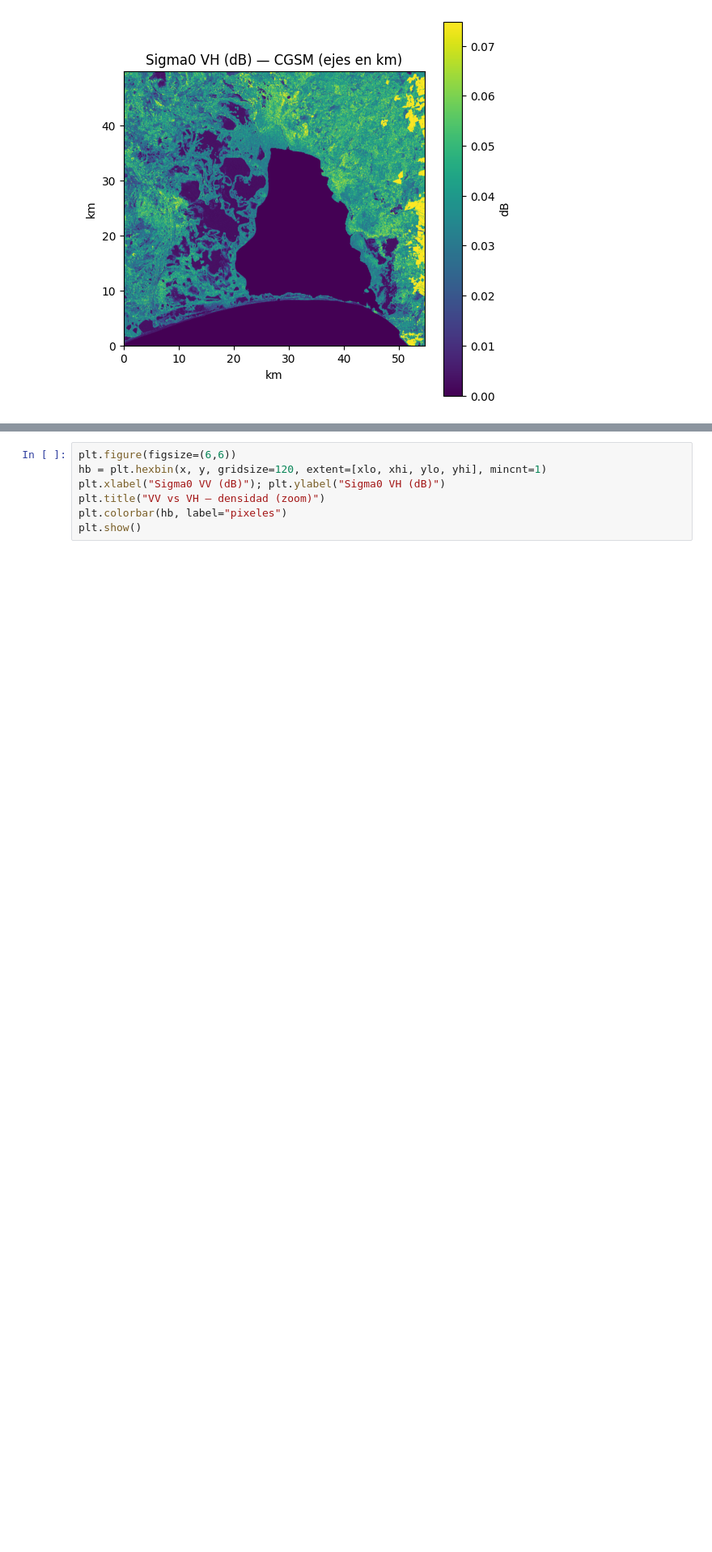
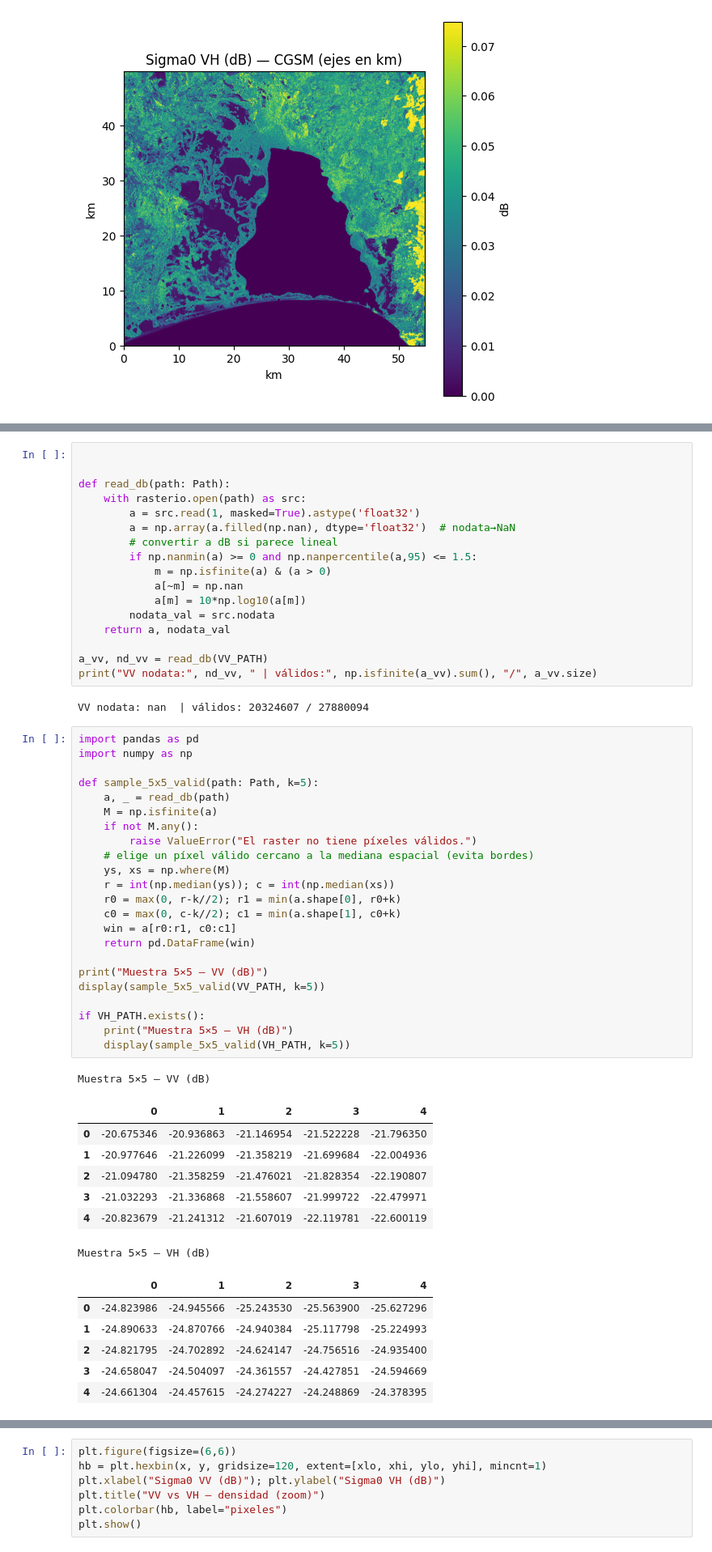
Before and after one commit to legardajuanpablo-byte/DataScienceProjectDegree_JuanPablo_Legarda.ipynb, a Jupyter notebook: DegreeProject_DataScience.ipynb, the cells around one changed output, grey strips where cells are left out. Shown at 81% size. Drawn from its saved outputs; the diff is of its cells as text; blank space fills up the shorter version.

```diff
--- a/DegreeProject_DataScience.ipynb
+++ b/DegreeProject_DataScience.ipynb
@@ -274,3 +274,60 @@ Muestra 5x5 (centro) — Sigma0_VH (dB)
+# %%
+
+
+def read_db(path: Path):
+    with rasterio.open(path) as src:
+        a = src.read(1, masked=True).astype('float32')
+        a = np.array(a.filled(np.nan), dtype='float32')  # nodata→NaN
+        # convertir a dB si parece lineal
+        if np.nanmin(a) >= 0 and np.nanpercentile(a,95) <= 1.5:
+            m = np.isfinite(a) & (a > 0)
+            a[~m] = np.nan
+            a[m] = 10*np.log10(a[m])
+        nodata_val = src.nodata
+    return a, nodata_val
+
+a_vv, nd_vv = read_db(VV_PATH)
+print("VV nodata:", nd_vv, " | válidos:", np.isfinite(a_vv).sum(), "/", a_vv.size)
+# %% [output]
+VV nodata: nan  | válidos: 20324607 / 27880094
+# %%
+import pandas as pd
+import numpy as np
+
+def sample_5x5_valid(path: Path, k=5):
+    a, _ = read_db(path)
+    M = np.isfinite(a)
+    if not M.any():
+        raise ValueError("El raster no tiene píxeles válidos.")
+    # elige un píxel válido cercano a la mediana espacial (evita bordes)
+    ys, xs = np.where(M)
+    r = int(np.median(ys)); c = int(np.median(xs))
+    r0 = max(0, r-k//2); r1 = min(a.shape[0], r0+k)
+    c0 = max(0, c-k//2); c1 = min(a.shape[1], c0+k)
+    win = a[r0:r1, c0:c1]
+    return pd.DataFrame(win)
+
+print("Muestra 5×5 — VV (dB)")
+display(sample_5x5_valid(VV_PATH, k=5))
+
+if VH_PATH.exists():
+    print("Muestra 5×5 — VH (dB)")
+    display(sample_5x5_valid(VH_PATH, k=5))
+# %% [output]
+Muestra 5×5 — VV (dB)
+|  | 0 | 1 | 2 | 3 | 4 |
+| 0 | -20.675346 | -20.936863 | -21.146954 | -21.522228 | -21.796350 |
+| 1 | -20.977646 | -21.226099 | -21.358219 | -21.699684 | -22.004936 |
+| 2 | -21.094780 | -21.358259 | -21.476021 | -21.828354 | -22.190807 |
+| 3 | -21.032293 | -21.336868 | -21.558607 | -21.999722 | -22.479971 |
+| 4 | -20.823679 | -21.241312 | -21.607019 | -22.119781 | -22.600119 |
+Muestra 5×5 — VH (dB)
+|  | 0 | 1 | 2 | 3 | 4 |
+| 0 | -24.823986 | -24.945566 | -25.243530 | -25.563900 | -25.627296 |
+| 1 | -24.890633 | -24.870766 | -24.940384 | -25.117798 | -25.224993 |
+| 2 | -24.821795 | -24.702892 | -24.624147 | -24.756516 | -24.935400 |
+| 3 | -24.658047 | -24.504097 | -24.361557 | -24.427851 | -24.594669 |
+| 4 | -24.661304 | -24.457615 | -24.274227 | -24.248869 | -24.378395 |
 # %%
 # ===== Librerías mínimas =====
 !pip -q install rasterio pandas
```
Also changed, not shown: parts of 12 cells of this notebook.
